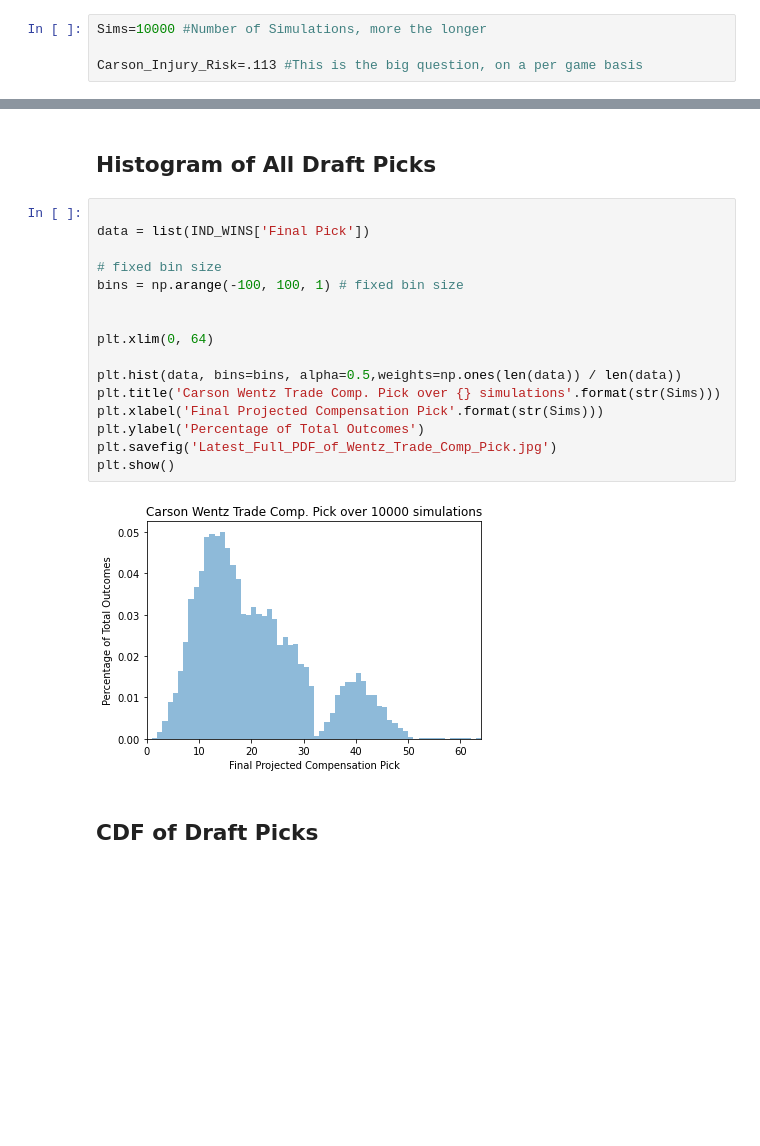
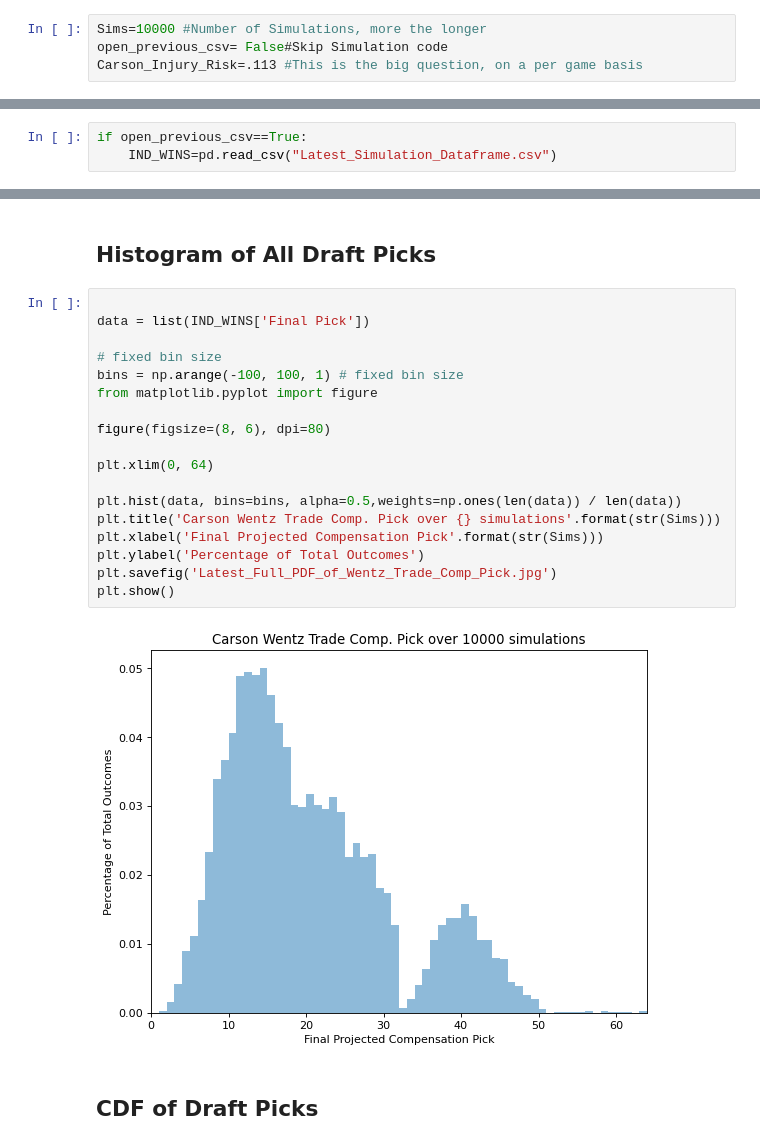
Before and after one commit to kaicanoll/Carson_Wentz_Trade_Comp_Sim, a Jupyter notebook: Carson_Wentz_Draft_Pick_Comp_Predictor.ipynb, the cells around one changed output, grey strips where cells are left out. Cells and saved outputs as stored; diff of their text form; blank space fills up the shorter version.

```diff
--- a/Carson_Wentz_Draft_Pick_Comp_Predictor.ipynb
+++ b/Carson_Wentz_Draft_Pick_Comp_Predictor.ipynb
@@ -30,7 +33,7 @@ https://www.fantasypros.com/nfl/reports/snap-counts/qb.php?year=2021&show=perc&p
 ## Change Variables of Interest Here
 # %%
 Sims=10000 #Number of Simulations, more the longer
-
+open_previous_csv= False#Skip Simulation code
 Carson_Injury_Risk=.113 #This is the big question, on a per game basis
 # %% [markdown]
 ## Function Definition
@@ -517,0 +517,3 @@ IND_WINS.head(5)
+# %%
+if open_previous_csv==True:
+    IND_WINS=pd.read_csv("Latest_Simulation_Dataframe.csv")
@@ -542,21 +555,23 @@ The Most Likely Compensation Pick From Colts to the Eagles is Pick #14
 # %%
 
 data = list(IND_WINS['Final Pick'])
 
 # fixed bin size
 bins = np.arange(-100, 100, 1) # fixed bin size
+from matplotlib.pyplot import figure
 
+figure(figsize=(8, 6), dpi=80)
 
 plt.xlim(0, 64)
 
 plt.hist(data, bins=bins, alpha=0.5,weights=np.ones(len(data)) / len(data))
 plt.title('Carson Wentz Trade Comp. Pick over {} simulations'.format(str(Sims)))
 plt.xlabel('Final Projected Compensation Pick'.format(str(Sims)))
 plt.ylabel('Percentage of Total Outcomes')
 plt.savefig('Latest_Full_PDF_of_Wentz_Trade_Comp_Pick.jpg')
 plt.show()
 # %% [output]
-[figure, old version]
+[figure, new version]
 # %% [markdown]
 ## CDF of Draft Picks
 # %%
```
Also changed, not shown: parts of 11 cells of this notebook, 10 other files.
